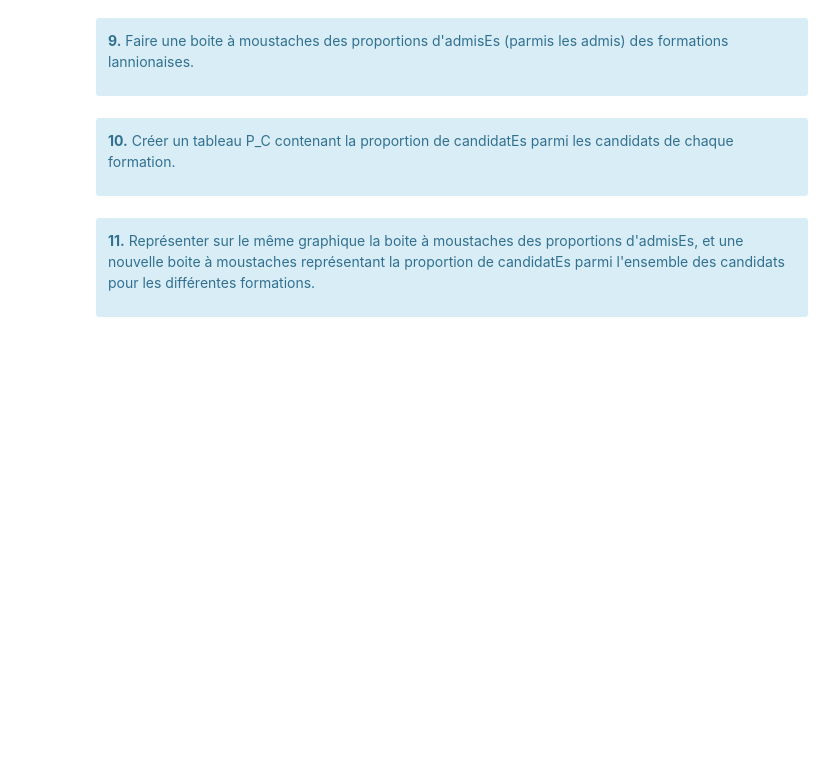
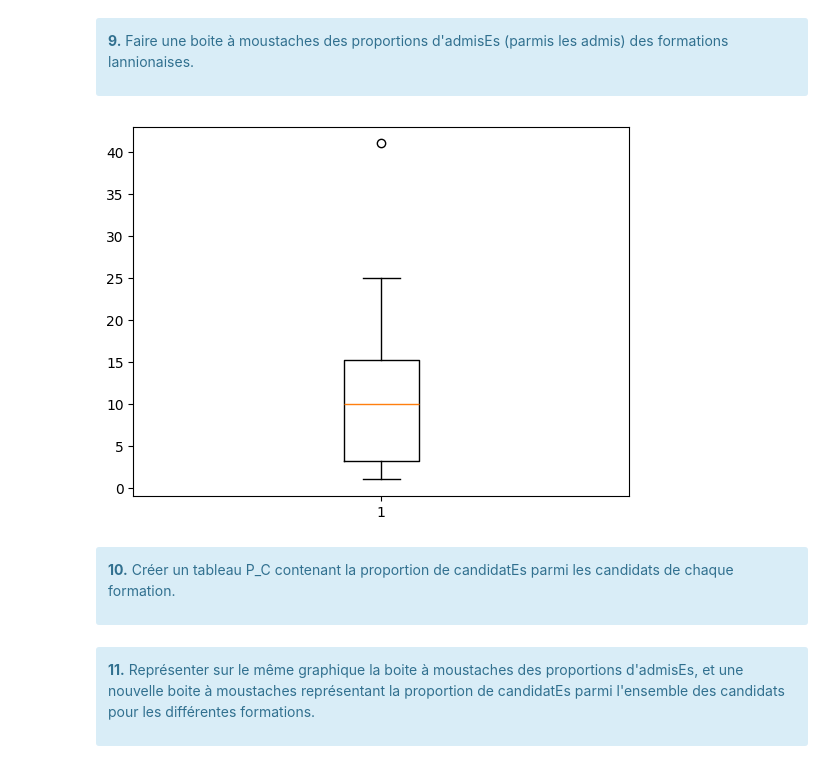
Before and after one commit to Guigui2277/Sae-2.04, a Jupyter notebook: TP/S2.04-R2.08_TP0-Etu.ipynb, the cells around one changed output. Drawn from its saved outputs; the diff is of its cells as text; code cells hidden in the pictures; blank space fills up the shorter version.

```diff
--- a/TP/S2.04-R2.08_TP0-Etu.ipynb
+++ b/TP/S2.04-R2.08_TP0-Etu.ipynb
@@ -170,6 +181,11 @@ inter = plt.bar
 <div class="alert alert-info" role="alert">
 
 **9.** Faire une boite à moustaches des proportions d'admisEs (parmis les admis) des formations lannionaises.
+# %%
+plt.boxplot(Adme)
+plt.show()
+# %% [output]
+[figure, added]
 # %% [markdown]
 <div class="alert alert-info" role="alert">
 
```
Also changed, not shown: parts of 15 cells of this notebook, 8 other files.
